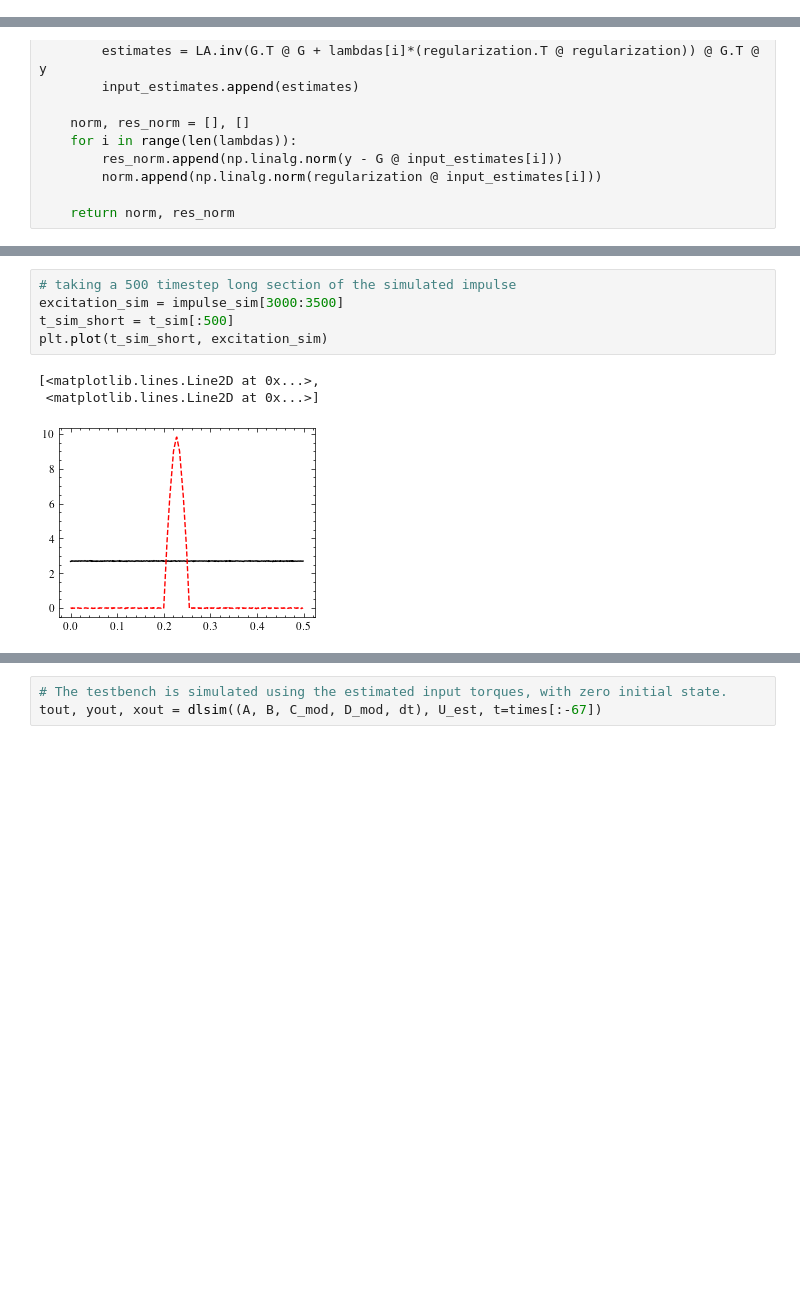
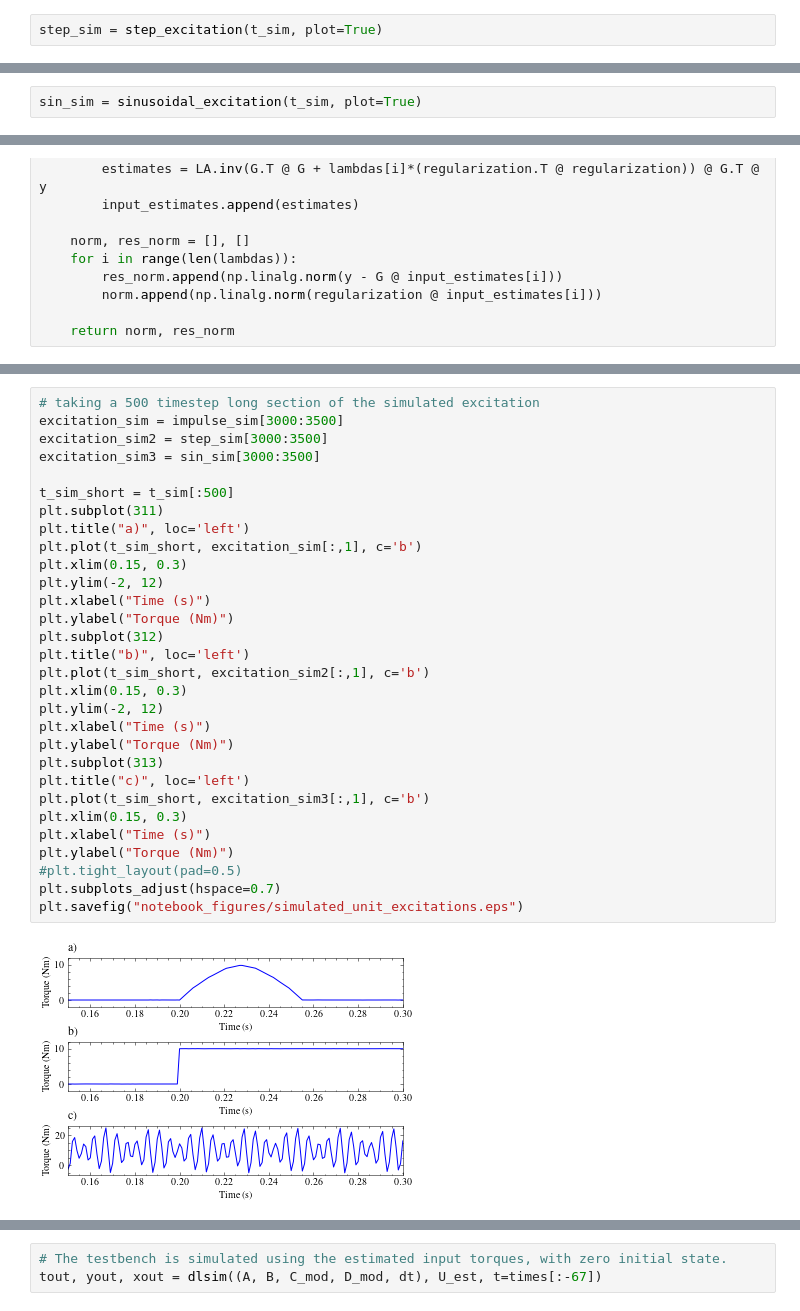
Before and after one commit to urho-h/torque_estimation_masters, a Jupyter notebook: notebooks/IFAC conference material.ipynb, the cells around one changed output, grey strips where cells are left out. Saved outputs shown, nothing was run; the diff lists cells and outputs as text; blank space fills up the shorter version.

Commit message:
new plots and simulated estimation test added

```diff
--- a/notebooks/IFAC conference material.ipynb
+++ b/notebooks/IFAC conference material.ipynb
@@ -366,0 +411,2 @@ impulse_sim = impulse_excitation(t_sim, plot=True)
+# %%
+step_sim = step_excitation(t_sim, plot=True)
@@ -366,0 +480,2 @@ impulse_sim = impulse_excitation(t_sim, plot=True)
+# %%
+sin_sim = sinusoidal_excitation(t_sim, plot=True)
@@ -544,10 +827,33 @@ def calculate_L_curve(times, dt, load, lambdas, use_trend=False, show_plot=False
         plt.show()
 # %%
-# taking a 500 timestep long section of the simulated impulse
+# taking a 500 timestep long section of the simulated excitation
 excitation_sim = impulse_sim[3000:3500]
+excitation_sim2 = step_sim[3000:3500]
+excitation_sim3 = sin_sim[3000:3500]
+
 t_sim_short = t_sim[:500]
-plt.plot(t_sim_short, excitation_sim)
+plt.subplot(311)
+plt.title("a)", loc='left')
+plt.plot(t_sim_short, excitation_sim[:,1], c='b')
+plt.xlim(0.15, 0.3)
+plt.ylim(-2, 12)
+plt.xlabel("Time (s)")
+plt.ylabel("Torque (Nm)")
+plt.subplot(312)
+plt.title("b)", loc='left')
+plt.plot(t_sim_short, excitation_sim2[:,1], c='b')
+plt.xlim(0.15, 0.3)
+plt.ylim(-2, 12)
+plt.xlabel("Time (s)")
+plt.ylabel("Torque (Nm)")
+plt.subplot(313)
+plt.title("c)", loc='left')
+plt.plot(t_sim_short, excitation_sim3[:,1], c='b')
+plt.xlim(0.15, 0.3)
+plt.xlabel("Time (s)")
+plt.ylabel("Torque (Nm)")
+#plt.tight_layout(pad=0.5)
+plt.subplots_adjust(hspace=0.7)
+plt.savefig("notebook_figures/simulated_unit_excitations.eps")
 # %% [output]
-[<matplotlib.lines.Line2D at 0x...>,
- <matplotlib.lines.Line2D at 0x...>]
-[figure, old version]
+[figure, new version]
```
Also changed, not shown: parts of 70 cells of this notebook, 8 other files.
